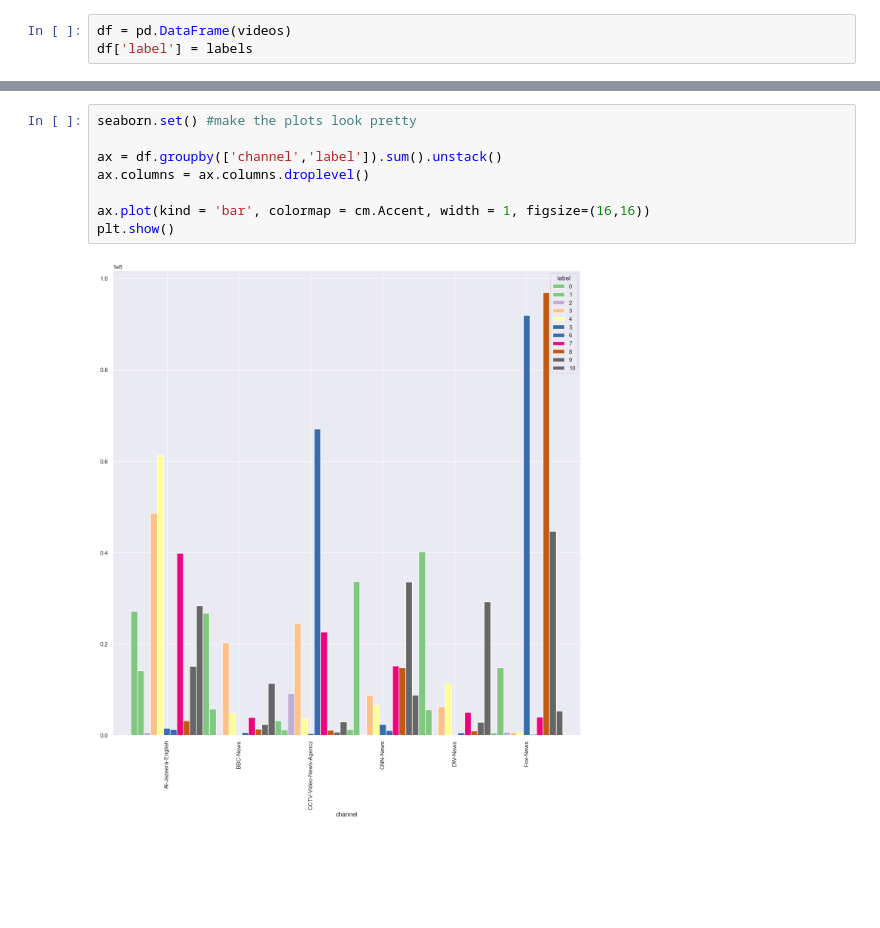
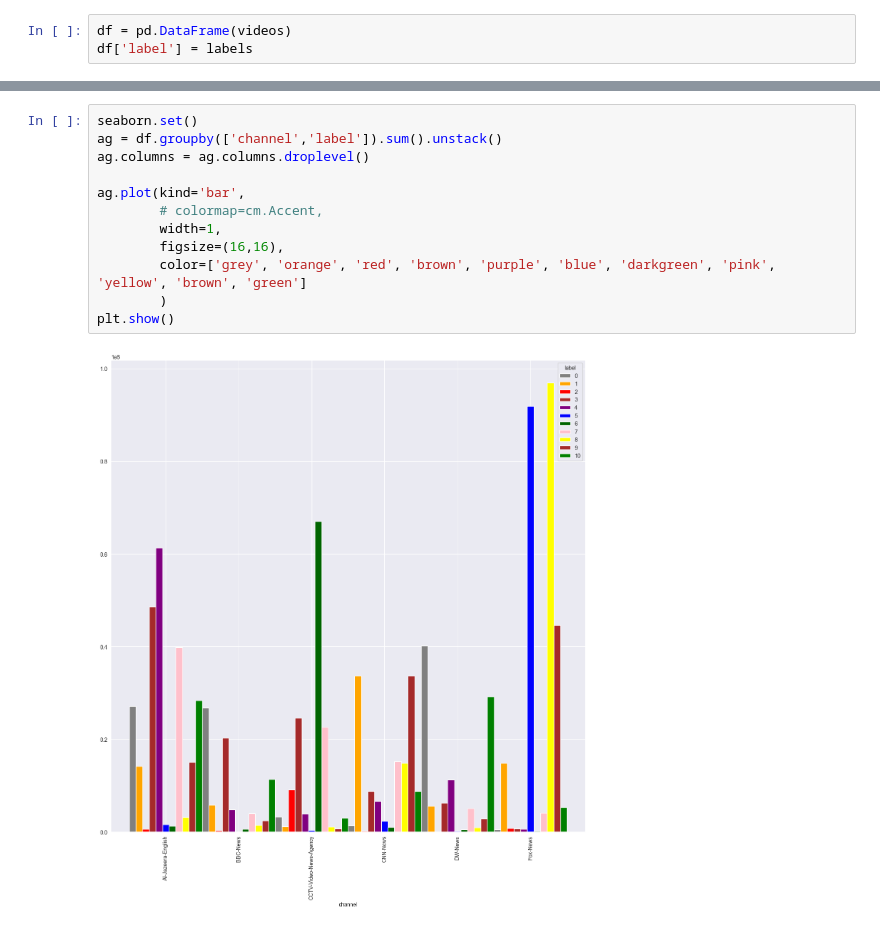
Before and after one commit to PaulKnopf/NLP-Clustering-News-Outlets, a Jupyter notebook: src/visualize_group_distribution.ipynb, the cells around one changed output, grey strips where cells are left out. Saved outputs shown, nothing was run; the diff lists cells and outputs as text; blank space fills up the shorter version.

Commit message:
update group dist

```diff
--- a/src/visualize_group_distribution.ipynb
+++ b/src/visualize_group_distribution.ipynb
@@ -35,10 +15,14 @@ df_sorted
 # %%
-seaborn.set() #make the plots look pretty
+seaborn.set()
+ag = df.groupby(['channel','label']).sum().unstack()
+ag.columns = ag.columns.droplevel()
 
-ax = df.groupby(['channel','label']).sum().unstack()
-ax.columns = ax.columns.droplevel()
-
-ax.plot(kind = 'bar', colormap = cm.Accent, width = 1, figsize=(16,16))
+ag.plot(kind='bar',
+        # colormap=cm.Accent,
+        width=1,
+        figsize=(16,16),
+        color=['grey', 'orange', 'red', 'brown', 'purple', 'blue', 'darkgreen', 'pink', 'yellow', 'brown', 'green']
+        )
 plt.show()
 # %% [output]
-[figure, old version]
+[figure, new version]
```
Also changed, not shown: parts of 3 cells of this notebook, 2 other files.
